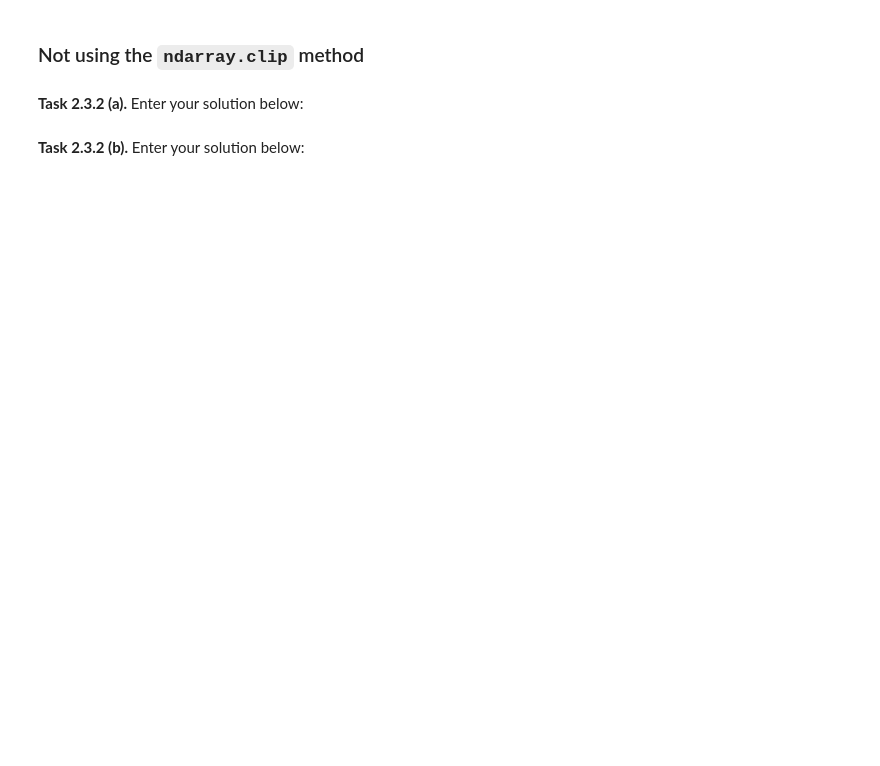
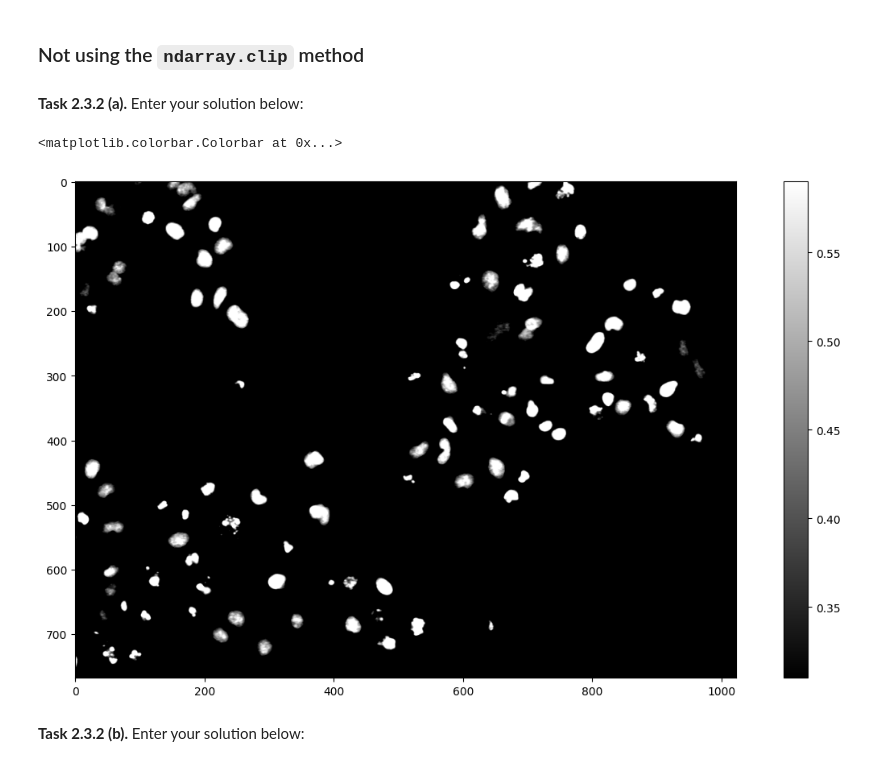
Before and after one commit to Inacey/mobi-fs3-python, a Jupyter notebook: task2.ipynb, the cells around one changed output. Saved outputs shown, nothing was run; the diff lists cells and outputs as text; code cells hidden in the pictures; blank space fills up the shorter version.

```diff
--- a/task2.ipynb
+++ b/task2.ipynb
@@ -56,5 +70,20 @@ T2 = 0.59
 ### Not using the `ndarray.clip` method
 # %% [markdown]
 **<a id="#">Task 2.3.2 (a).</a>** Enter your solution below:
+# %%
+g_two=np.copy(img)
+for y in range(g_two.shape[0]):
+    for x in range(g_two.shape[1]):
+        if g_two[y,x] < T1:
+            g_two[y,x] = T1
+        elif g_two[y,x] > T2:
+            g_two[y,x] = T2
+
+plt.figure(figsize=(15,8))
+plt.imshow(g_two, 'gray')
+plt.colorbar()
+# %% [output]
+<matplotlib.colorbar.Colorbar at 0x...>
+[figure, added]
 # %% [markdown]
 **<a id="#">Task 2.3.2 (b).</a>** Enter your solution below:
```
Also changed, not shown: parts of 2 cells of this notebook.
